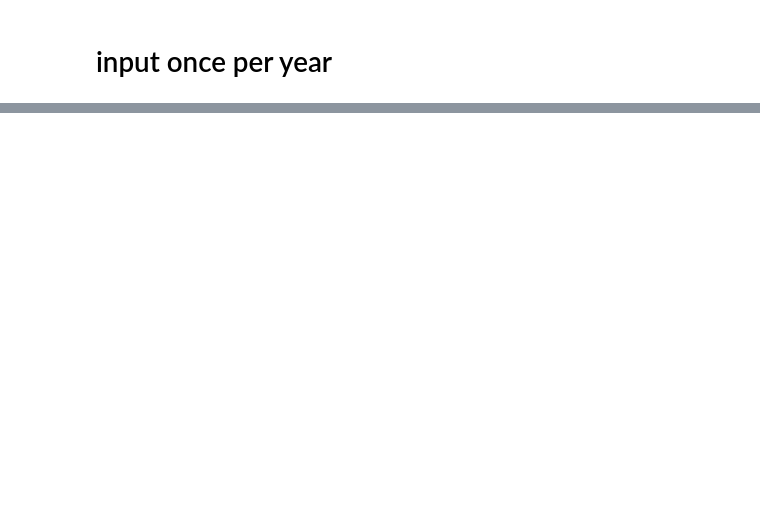
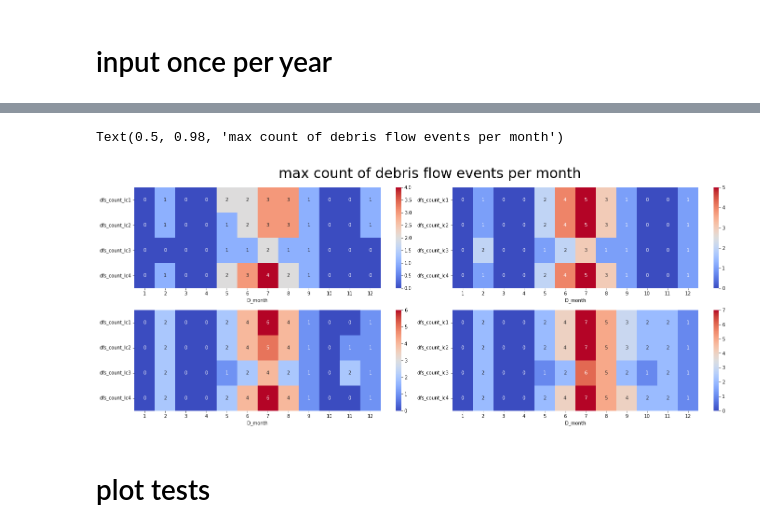
Before and after one commit to varyabazilova/sedcas_sediments_hma, a Jupyter notebook: 202406_modelruns/df_count_monthly_plots.ipynb, the cells around one changed output, grey strips where cells are left out. Drawn from its saved outputs; the diff is of its cells as text; code cells hidden in the pictures; blank space fills up the shorter version.

```diff
--- a/202406_modelruns/df_count_monthly_plots.ipynb
+++ b/202406_modelruns/df_count_monthly_plots.ipynb
@@ -340,0 +349,5 @@ plt.show()
+# %%
+def prepare_for_heatmap(melted_df, landcover_idx):
+    melted_df = melted_df[['D_month', 'dfs_count']]
+    renamed = melted_df.rename(columns={'dfs_count': f'dfs_count_lc{landcover_idx}'})
+    return renamed
@@ -340,0 +435,30 @@ plt.show()
+# %%
+langtang20 = pd.concat([langtang1_melt_once_20percent, langtang2_melt_once_20percent, langtang3_melt_once_20percent, langtang4_melt_once_20percent])
+langtang30 = pd.concat([langtang1_melt_once_30percent, langtang2_melt_once_30percent, langtang3_melt_once_30percent, langtang4_melt_once_30percent])
+langtang40 = pd.concat([langtang1_melt_once_40percent, langtang2_melt_once_40percent, langtang3_melt_once_40percent, langtang4_melt_once_40percent])
+langtangmean = pd.concat([langtang1_melt_once_mean, langtang2_melt_once_mean, langtang3_melt_once_mean, langtang4_melt_once_mean])
+
+
+langtang20 = langtang20.groupby('D_month').max().T
+langtang30 = langtang30.groupby('D_month').max().T
+langtang40 = langtang40.groupby('D_month').max().T
+langtangmean = langtangmean.groupby('D_month').max().T
+# %%
+fig = plt.figure(figsize=(20, 8), layout = 'tight')
+
+mosaic = fig.subplot_mosaic('''
+                            ab
+                            cd
+                            ''')
+
+sns.heatmap(langtang20,   ax = mosaic['a'], annot=True, cmap = 'coolwarm')
+sns.heatmap(langtang30,   ax = mosaic['b'], annot=True, cmap = 'coolwarm')
+sns.heatmap(langtang40,   ax = mosaic['c'], annot=True, cmap = 'coolwarm')
+sns.heatmap(langtangmean, ax = mosaic['d'], annot=True, cmap = 'coolwarm')
+
+fig.suptitle('max count of debris flow events per month', fontsize=30)
+# %% [output]
+Text(0.5, 0.98, 'max count of debris flow events per month')
+[figure, added]
+# %% [markdown]
+# plot tests
```
Also changed, not shown: parts of 14 cells of this notebook, 18 other files.
